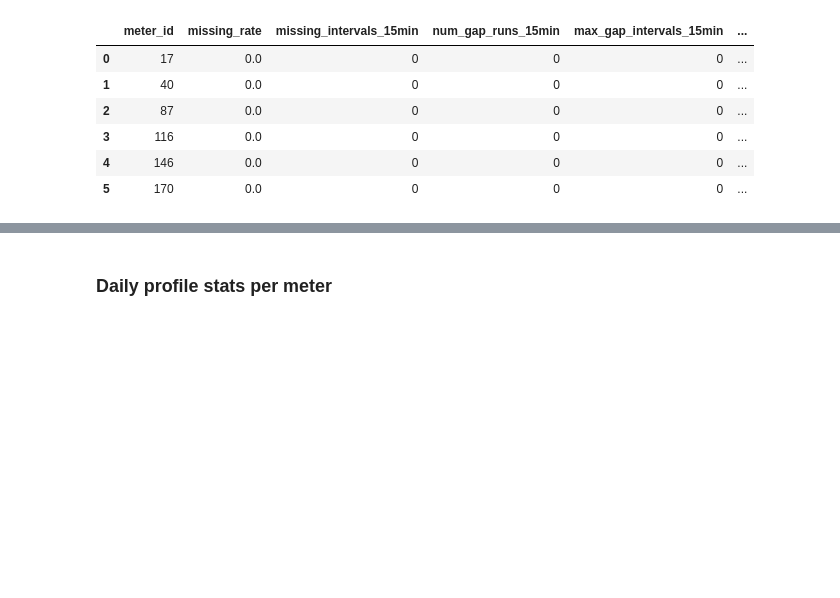
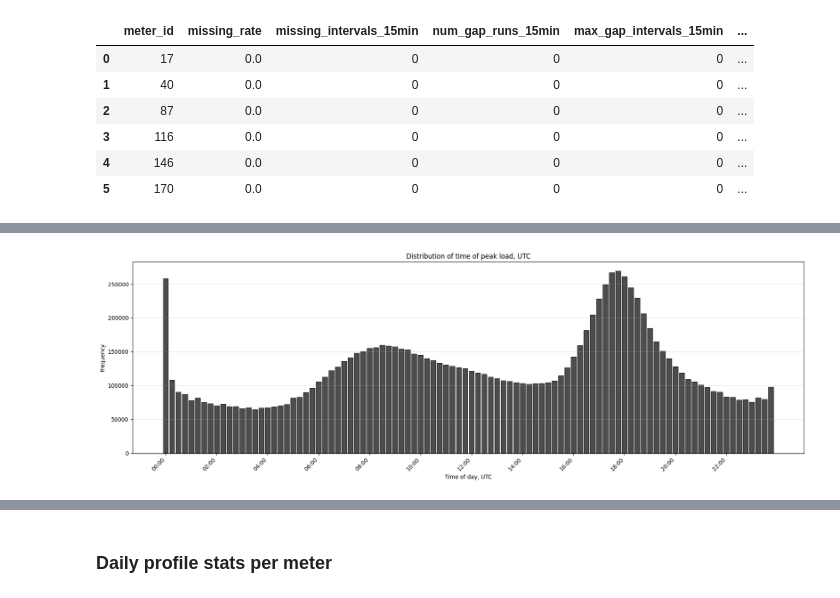
Before and after one commit to Fiehn/GUIDED-Faraday, a Jupyter notebook: src/data/usable/data_testing.ipynb, the cells around one changed output, grey strips where cells are left out. Saved outputs shown, nothing was run; the diff lists cells and outputs as text; code cells hidden in the pictures; blank space fills up the shorter version.

```diff
--- a/src/data/usable/data_testing.ipynb
+++ b/src/data/usable/data_testing.ipynb
@@ -88,3 +374,20 @@ output_dir_data_analysis = "/Users/clarareginekold/Desktop/dtu/THESIS/rasmus-cla
 os.makedirs(output_dir_data_analysis, exist_ok=True)
 # window_spec = WindowSpec(input_len=96, stride=96)  # used for phased loader only
 plot_style = PlotStyle()
+# %%
+import glob
+import os
+import pandas as pd
+
+parquet_files = sorted(glob.glob(os.path.join(data_dir_parquet, "sm_*.parquet")))
+if not parquet_files:
+    raise FileNotFoundError(f"No parquet files found in {data_dir_parquet}")
+
+sample_file = parquet_files[0]
+df_sample = pd.read_parquet(sample_file)
+print(f"Sample file: {os.path.basename(sample_file)}")
+df_sample.head()
+
+# number of columns
+num_columns = len(df_sample.columns)
+print(f"Number of columns in the sample file: {num_columns}")
@@ -1410,0 +3079,47 @@ coverage_summary: {'average_missing_rate': 0.0, 'best_coverage_meter': 17, 'wors
+# %%
+# ============================================================
+# Ordered histogram of time of peak
+# ============================================================
+
+from visualization.plot_styling import PlotStyle
+plot_style = PlotStyle()
+
+if "time_of_peak_utc" not in all_daily_stats_df.columns:
+    raise ValueError("Expected a 'time_of_peak_utc' column in all_daily_stats_df.")
+
+peak_time_labels = (
+    all_daily_stats_df["time_of_peak_utc"]
+    .astype("string")
+    .str.slice(0, 5)
+    .dropna()
+)
+
+peak_time_labels = peak_time_labels[
+    peak_time_labels.str.match(r"^\d{2}:\d{2}$", na=False)
+]
+
+peak_counts = peak_time_labels.value_counts().sort_index()
+
+if peak_counts.empty:
+    print("No valid time_of_peak_utc values to plot.")
+else:
+    plt.figure(figsize=plot_style.get_figsize(height_multiplier=1.0))
+    plt.bar(
+        peak_counts.index,
+        peak_counts.values,
+        edgecolor="black",
+        alpha=0.75,
+        color=plot_style.get_color_original(),
+    )
+    plt.title("Distribution of time of peak load, UTC")
+    plt.xlabel("Time of day, UTC")
+    plt.ylabel("Frequency")
+
+    tick_step = max(1, len(peak_counts) // 12)
+    plt.xticks(peak_counts.index[::tick_step], rotation=45, ha="right")
+
+    plt.grid(True, alpha=0.3, axis="y")
+    plt.tight_layout()
+    plt.show()
+# %% [output]
+[figure, added]
```
Also changed, not shown: parts of 26 cells of this notebook, 3 other files.
